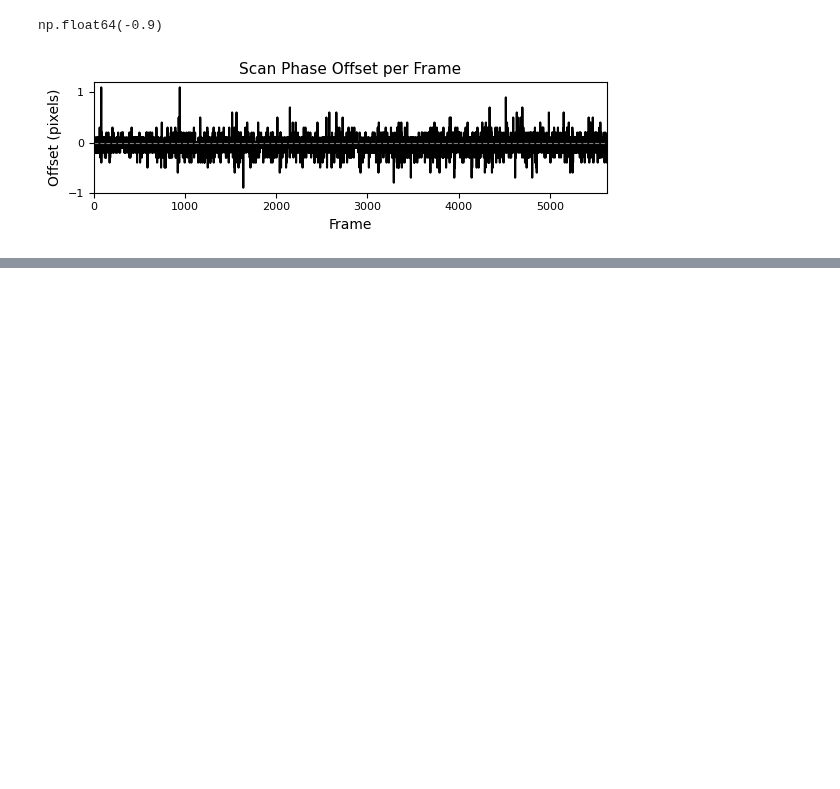
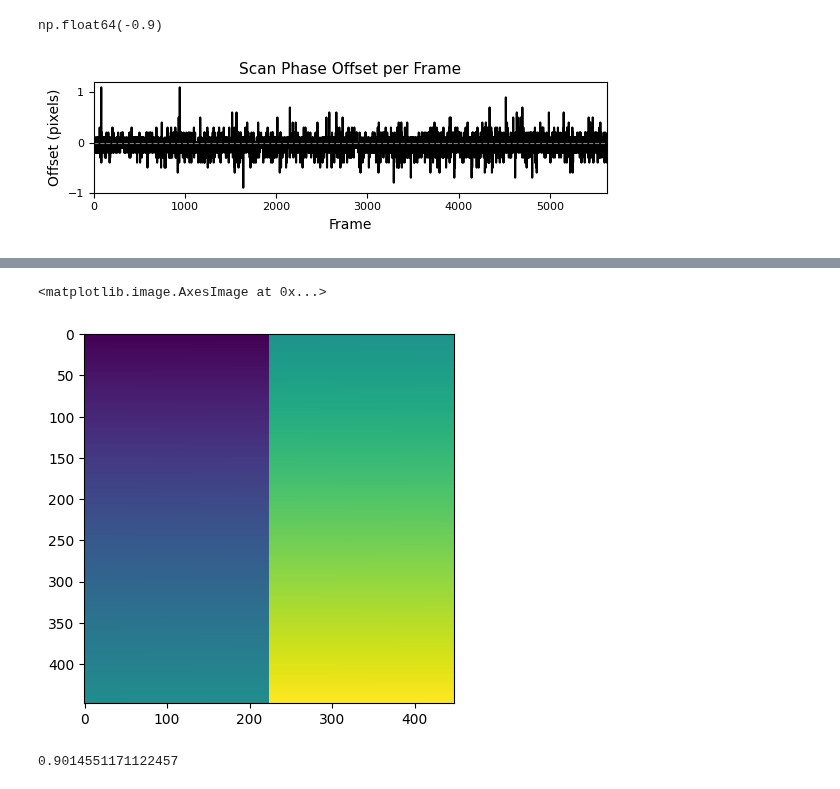
Before and after one commit to apasarkar/masknmf-toolbox, a Jupyter notebook: notebooks/mbo_demos/scan_phase.ipynb, the cells around one changed output, grey strips where cells are left out. Drawn from its saved outputs; the diff is of its cells as text; code cells hidden in the pictures; blank space fills up the shorter version.

```diff
--- a/notebooks/mbo_demos/scan_phase.ipynb
+++ b/notebooks/mbo_demos/scan_phase.ipynb
@@ -259,0 +170,9 @@ plt.show()
+# %%
+plt.imshow(scan.fields[0].offset_mask)
+# %% [output]
+<matplotlib.image.AxesImage at 0x...>
+[figure, added]
+# %%
+scan.
+# %% [output]
+0.9014551171122457
```
Also changed, not shown: parts of 12 cells of this notebook, 1 other file.
